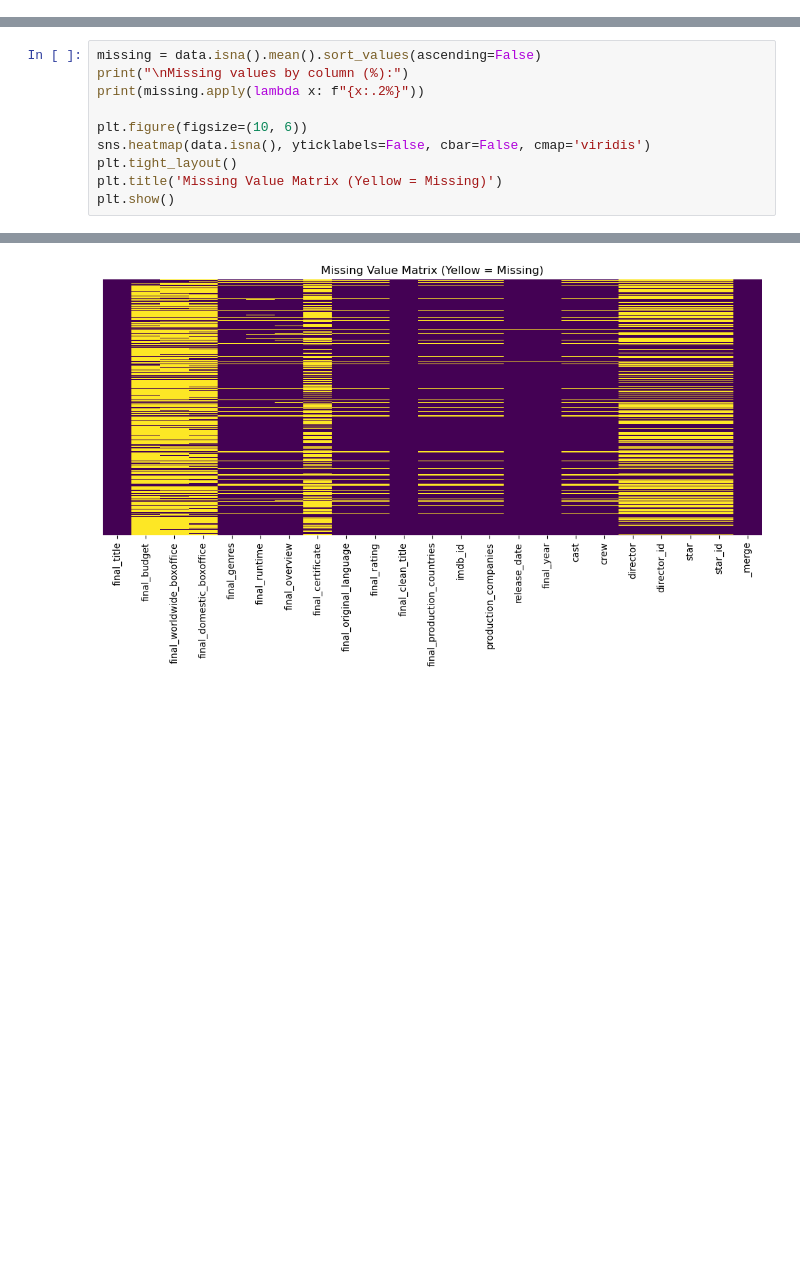
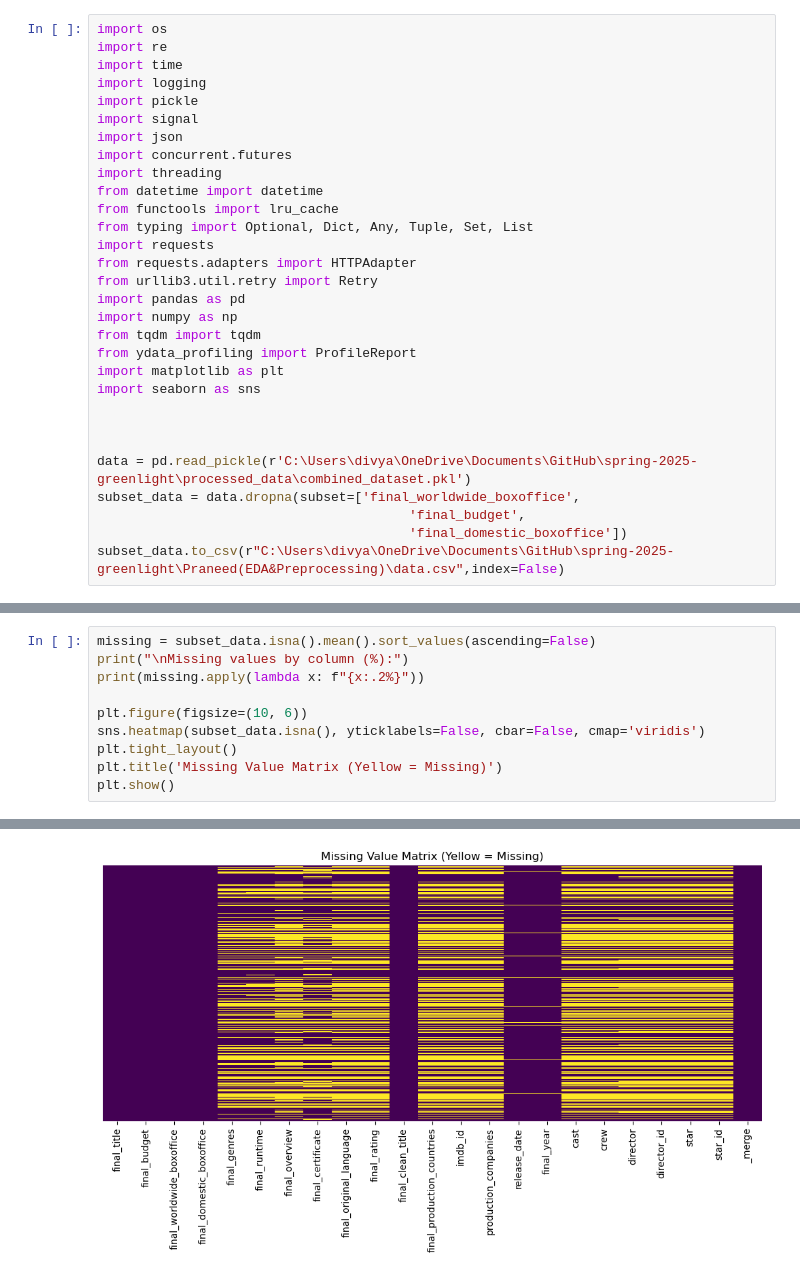
Before and after one commit to Divyantha369/spring-2025-greenlight, a Jupyter notebook: Praneed(EDA&Preprocessing)/pre_processsing.ipynb, the cells around one changed output, grey strips where cells are left out. Drawn from its saved outputs; the diff is of its cells as text; blank space fills up the shorter version.

```diff
--- a/Praneed(EDA&Preprocessing)/pre_processsing.ipynb
+++ b/Praneed(EDA&Preprocessing)/pre_processsing.ipynb
@@ -34,0 +1,30 @@ Number of duplicate rows: 0 (0.00%)
+# %%
+import os
+import re
+import time
+import logging
+import pickle
+import signal
+import json
+import concurrent.futures
+import threading
+from datetime import datetime
+from functools import lru_cache
+from typing import Optional, Dict, Any, Tuple, Set, List
+import requests
+from requests.adapters import HTTPAdapter
+from urllib3.util.retry import Retry
+import pandas as pd
+import numpy as np
+from tqdm import tqdm
+from ydata_profiling import ProfileReport
+import matplotlib as plt
+import seaborn as sns
+
+
+
+data = pd.read_pickle(r'C:\Users\divya\OneDrive\Documents\GitHub\spring-2025-greenlight\processed_data\combined_dataset.pkl')
+subset_data = data.dropna(subset=['final_worldwide_boxoffice',
+                                        'final_budget',
+                                        'final_domestic_boxoffice'])
+subset_data.to_csv(r"C:\Users\divya\OneDrive\Documents\GitHub\spring-2025-greenlight\Praneed(EDA&Preprocessing)\data.csv",index=False)
@@ -35,10 +34,10 @@ Number of duplicate rows: 0 (0.00%)
 # %%
-missing = data.isna().mean().sort_values(ascending=False)
+missing = subset_data.isna().mean().sort_values(ascending=False)
 print("\nMissing values by column (%):")
 print(missing.apply(lambda x: f"{x:.2%}"))
 
 plt.figure(figsize=(10, 6))
-sns.heatmap(data.isna(), yticklabels=False, cbar=False, cmap='viridis')
+sns.heatmap(subset_data.isna(), yticklabels=False, cbar=False, cmap='viridis')
 plt.tight_layout()
 plt.title('Missing Value Matrix (Yellow = Missing)')
 plt.show()
@@ -61,3 +60,3 @@ final_clean_title              0.00%
 _merge                         0.00%
 dtype: object
-[figure, old version]
+[figure, new version]
```
Also changed, not shown: parts of 10 cells of this notebook, 6 other files.
